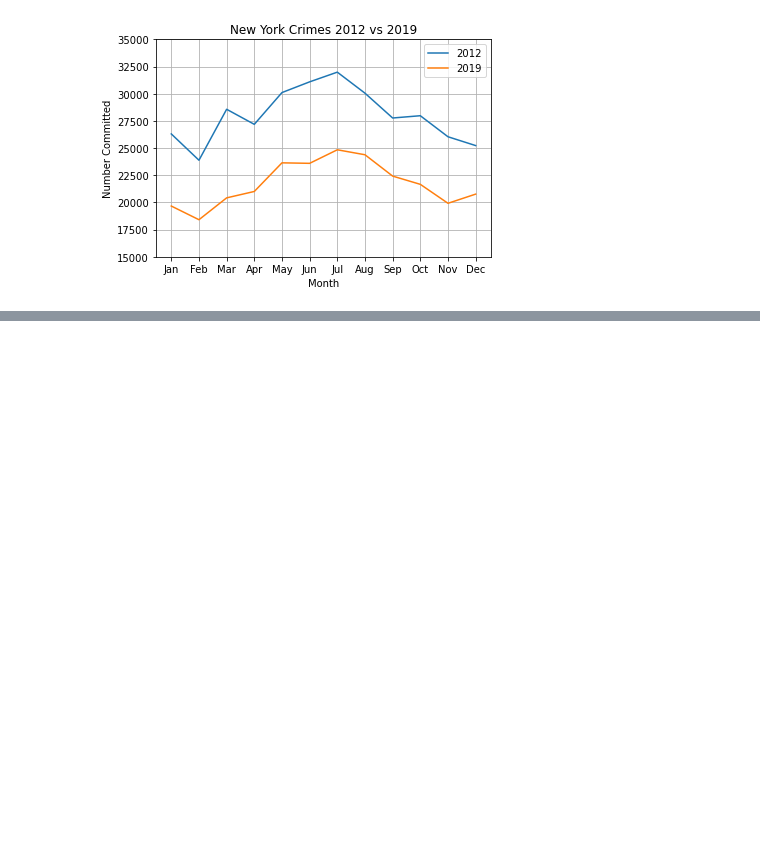
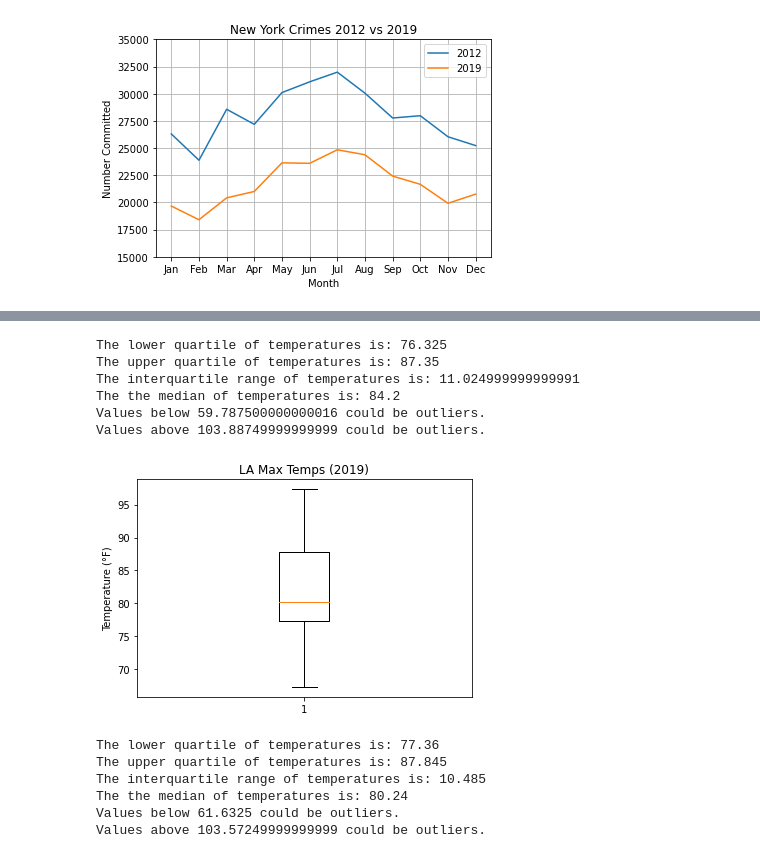
Before and after one commit to c-daily/UPenn_Project1, a Jupyter notebook: Final_Analysis.ipynb, the cells around one changed output, grey strips where cells are left out. Drawn from its saved outputs; the diff is of its cells as text; code cells hidden in the pictures; blank space fills up the shorter version.

```diff
--- a/Final_Analysis.ipynb
+++ b/Final_Analysis.ipynb
@@ -1191,0 +1232,57 @@ KeyboardInterrupt:
+# %%
+#LA 2012 outlier analysis
+quartiles = LA_12_max_boxplot.quantile([.25,.5,.75])
+lowerq = quartiles[0.25]
+upperq = quartiles[0.75]
+iqr = upperq-lowerq
+
+print(f"The lower quartile of temperatures is: {lowerq}")
+print(f"The upper quartile of temperatures is: {upperq}")
+print(f"The interquartile range of temperatures is: {iqr}")
+print(f"The the median of temperatures is: {quartiles[0.5]} ")
+
+lower_bound = lowerq - (1.5*iqr)
+upper_bound = upperq + (1.5*iqr)
+print(f"Values below {lower_bound} could be outliers.")
+print(f"Values above {upper_bound} could be outliers.")
+# %% [output]
+The lower quartile of temperatures is: 76.325
+The upper quartile of temperatures is: 87.35
+The interquartile range of temperatures is: 11.024999999999991
+The the median of temperatures is: 84.2
+Values below 59.787500000000016 could be outliers.
+Values above 103.88749999999999 could be outliers.
+# %%
+#LA 2019 weather box plot
+LA_19_max_boxplot = LA_19_max['Max Temp']
+
+fig1, ax1 = plt.subplots()
+ax1.set_title('LA Max Temps (2019)')
+ax1.set_ylabel('Temperature (°F)')
+ax1.boxplot(LA_19_max_boxplot)
+plt.show()
+# %% [output]
+[figure, added]
+# %%
+#LA 2019 outlier analysis
+quartiles = LA_19_max_boxplot.quantile([.25,.5,.75])
+lowerq = quartiles[0.25]
+upperq = quartiles[0.75]
+iqr = upperq-lowerq
+
+print(f"The lower quartile of temperatures is: {lowerq}")
+print(f"The upper quartile of temperatures is: {upperq}")
+print(f"The interquartile range of temperatures is: {iqr}")
+print(f"The the median of temperatures is: {quartiles[0.5]} ")
+
+lower_bound = lowerq - (1.5*iqr)
+upper_bound = upperq + (1.5*iqr)
+print(f"Values below {lower_bound} could be outliers.")
+print(f"Values above {upper_bound} could be outliers.")
+# %% [output]
+The lower quartile of temperatures is: 77.36
+The upper quartile of temperatures is: 87.845
+The interquartile range of temperatures is: 10.485
+The the median of temperatures is: 80.24
+Values below 61.6325 could be outliers.
+Values above 103.57249999999999 could be outliers.
```
Also changed, not shown: parts of 45 cells of this notebook, 1 other file.
